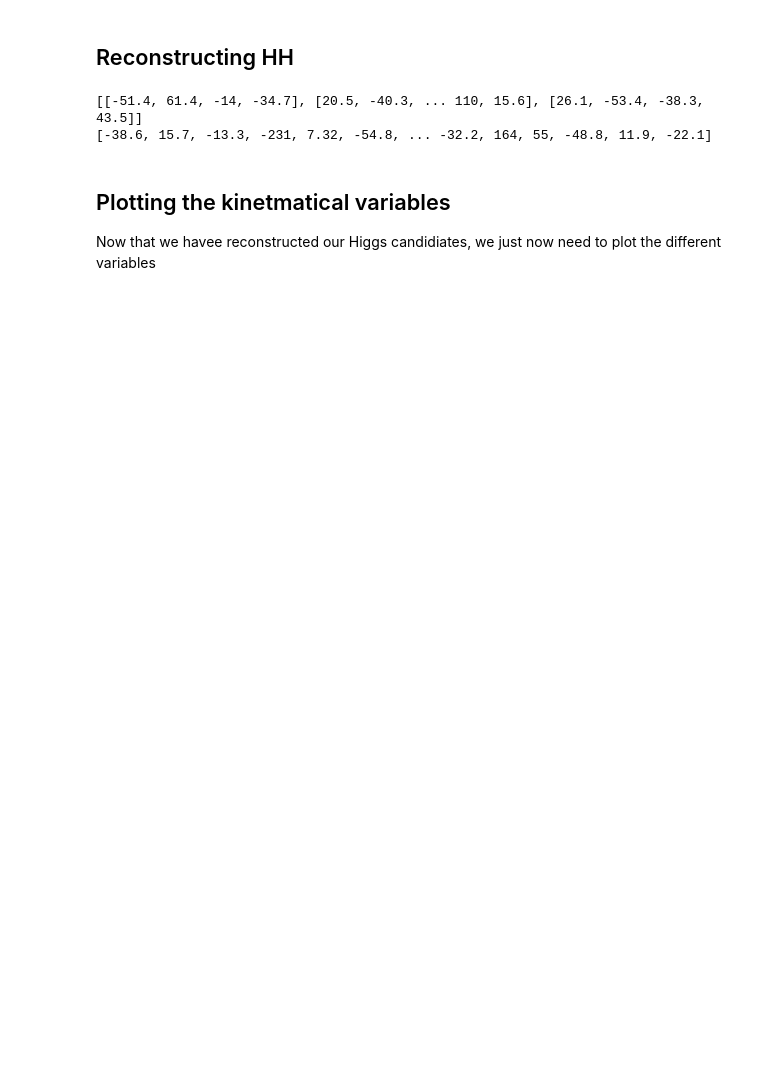
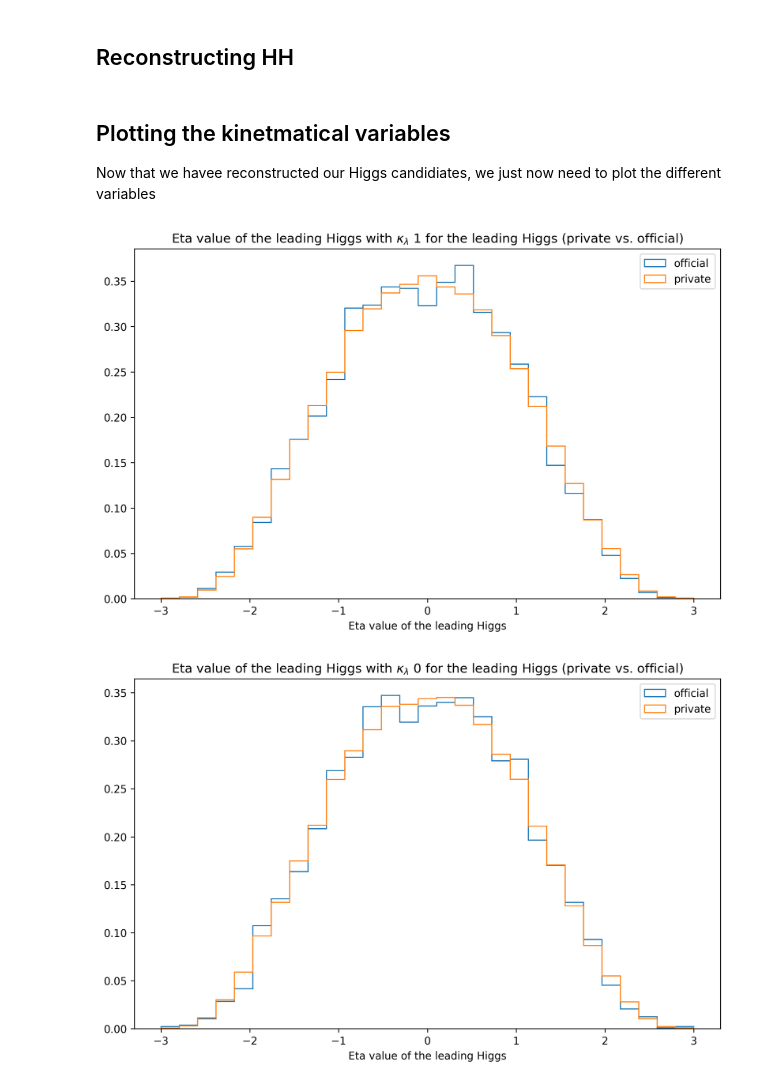
Before and after one commit to thierryharte/HH4b_SPANet, a Jupyter notebook: notebooks/kinematic_var_kl_plots.ipynb, the cells around one changed output. Drawn from its saved outputs; the diff is of its cells as text; code cells hidden in the pictures; blank space fills up the shorter version.

Commit message:
first plots

```diff
--- a/notebooks/kinematic_var_kl_plots.ipynb
+++ b/notebooks/kinematic_var_kl_plots.ipynb
@@ -223,0 +334,17 @@ print(reco_higgs_1.px)
+# %%
+def reco_higgs_1(kl_datasets):
+    mask_prov_1=jet_four_vector_fully_matched(kl_datasets).prov==1
+    jet_fully_matched_1=jet_four_vector_fully_matched(kl_datasets)[mask_prov_1]
+    reco_higgs_1=jet_fully_matched_1[:,0]+jet_fully_matched_1[:,1]
+
+    return reco_higgs_1
+# %%
+reco_higgs_1_kl_1_official=reco_higgs_1(kl_1_official)
+reco_higgs_1_kl_0_official =reco_higgs_1(kl_0_official)
+reco_higgs_1_kl_2p45_official =reco_higgs_1(kl_2p45_official)
+reco_higgs_1_kl_5_official =reco_higgs_1(kl_5_official)
+
+reco_higgs_1_kl_1_private =reco_higgs_1(kl_1_private)
+reco_higgs_1_kl_0_private =reco_higgs_1(kl_0_private)
+reco_higgs_1_kl_2p45_private =reco_higgs_1(kl_2p45_private)
+reco_higgs_1_kl_5_private =reco_higgs_1(kl_5_private)
@@ -244,9 +388,6 @@ print(reco_higgs_2.px)
 # %%
 #from the fully matched events, we can reconstruct the di higgs system by summing the 4 4vector
 
-reco_hh=jet_fully_matched[:,0]+jet_fully_matched[:,1]+jet_fully_matched[:,2]+jet_fully_matched[:,3]
-print(jet_fully_matched.px)
-print(reco_hh.px)
+# reco_hh=jet_fully_matched[:,0]+jet_fully_matched[:,1]+jet_fully_matched[:,2]+jet_fully_matched[:,3]
+# print(jet_fully_matched.px)
+# print(reco_hh.px)
-# %% [output]
-[[-51.4, 61.4, -14, -34.7], [20.5, -40.3, ... 110, 15.6], [26.1, -53.4, -38.3, 43.5]]
-[-38.6, 15.7, -13.3, -231, 7.32, -54.8, ... -32.2, 164, 55, -48.8, 11.9, -22.1]
@@ -253,3 +411,24 @@ print(reco_hh.px)
 # %% [markdown]
 ## Plotting the kinetmatical variables
 Now that we havee reconstructed our Higgs candidiates, we just now need to plot the different variables
+# %%
+
+kl_value=["$\kappa_\lambda 1$","$\kappa_\lambda 0$","$\kappa_\lambda 2.45$","$\kappa_\lambda 5$"]
+
+def plot_higgs_eta(official_data, private_data, kl_value, higgs_number):
+    plt.figure(figsize=(10, 6))
+    plt.hist(official_data.eta, bins=np.linspace(-3, 3, 30), histtype="step", label="official", density=True)
+    plt.hist(private_data.eta, bins=np.linspace(-3, 3, 30), histtype="step", label="private", density=True)
+
+    plt.xlabel("Eta value of the leading Higgs")
+    plt.title(f"Eta value of the leading Higgs with $\\kappa_\\lambda$ {kl_value} for the {higgs_number} Higgs (private vs. official)")
+    plt.legend()
+    plt.show()
+
+plot_higgs_eta(reco_higgs_1_kl_1_official, reco_higgs_1_kl_1_private, 1, "leading")
+plot_higgs_eta(reco_higgs_1_kl_0_official, reco_higgs_1_kl_0_private, 0, "leading")
+plot_higgs_eta(reco_higgs_1_kl_2p45_official, reco_higgs_1_kl_2p45_private, 2.45, "leading")
+plot_higgs_eta(reco_higgs_1_kl_5_official, reco_higgs_1_kl_5_private, 5, "leading")
+# %% [output]
+[figure, added]
+[figure, added]
```
Also changed, not shown: parts of 22 cells of this notebook.
